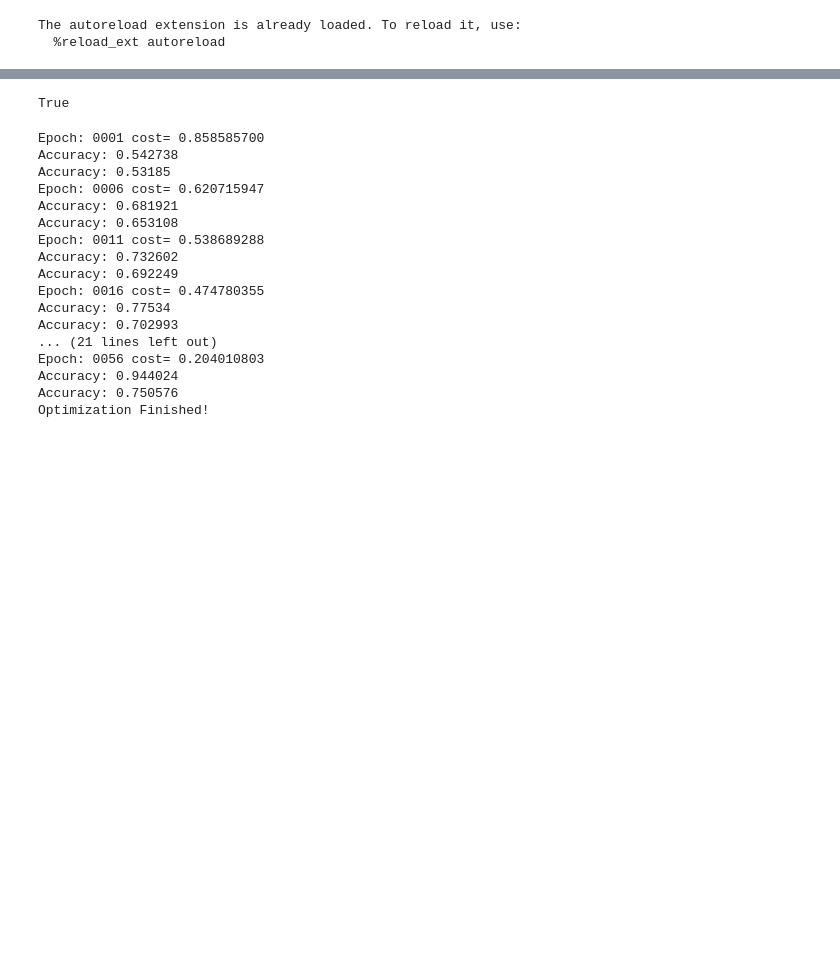
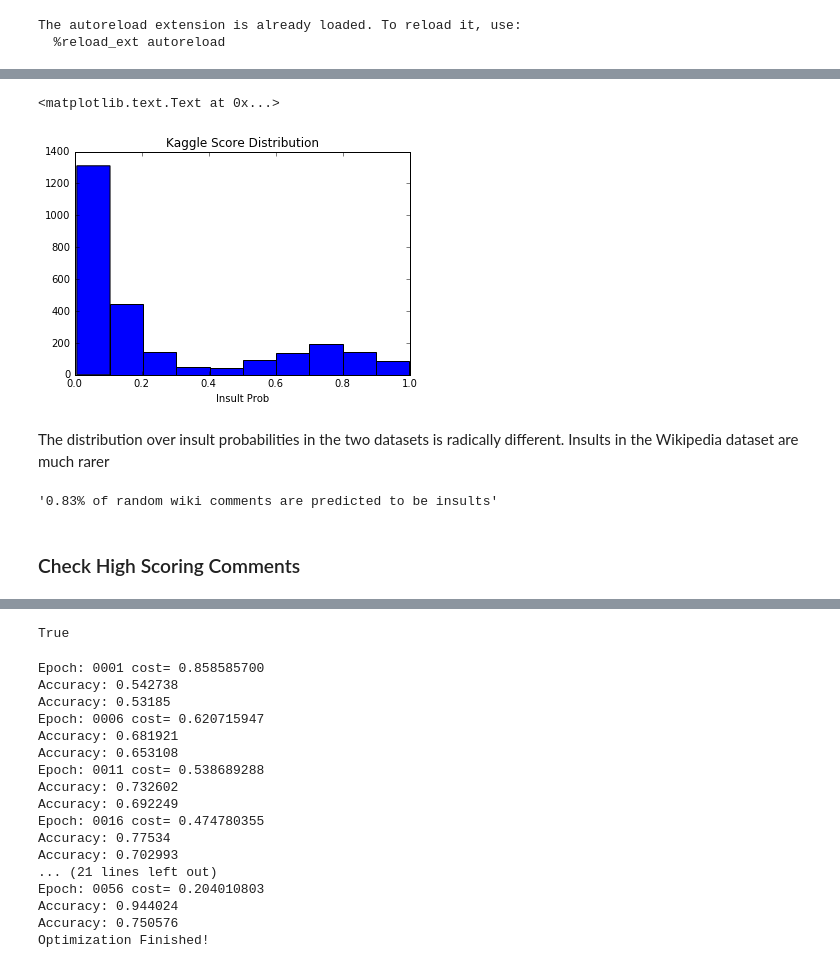
Before and after one commit to ewulczyn/wiki-detox, a Jupyter notebook: kaggle/src/n-grams.ipynb, the cells around one changed output, grey strips where cells are left out. Cells and saved outputs as stored; diff of their text form; code cells hidden in the pictures; blank space fills up the shorter version.

```diff
--- a/kaggle/src/n-grams.ipynb
+++ b/kaggle/src/n-grams.ipynb
@@ -112,0 +97,15 @@ model, metrics = evaluate(
+# %%
+_ = plt.hist(model.predict_proba(train_corpus)[:, 1])
+plt.xlabel('Insult Prob')
+plt.title('Kaggle Score Distribution')
+# %% [output]
+<matplotlib.text.Text at 0x...>
+[figure, added]
+# %% [markdown]
+ The distribution over insult probabilities in the two datasets is radically different. Insults in the Wikipedia dataset are much rarer
+# %%
+"%0.2f%% of random wiki comments are predicted to be insults" % ((d_wiki['prob'] > 0.5).mean() * 100)
+# %% [output]
+'0.83% of random wiki comments are predicted to be insults'
+# %% [markdown]
+### Check High Scoring Comments
```
Also changed, not shown: parts of 31 cells of this notebook, 2 other files.
